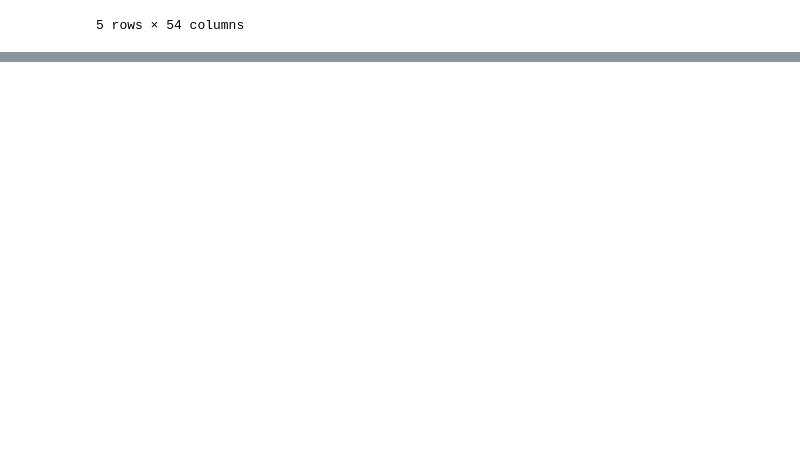
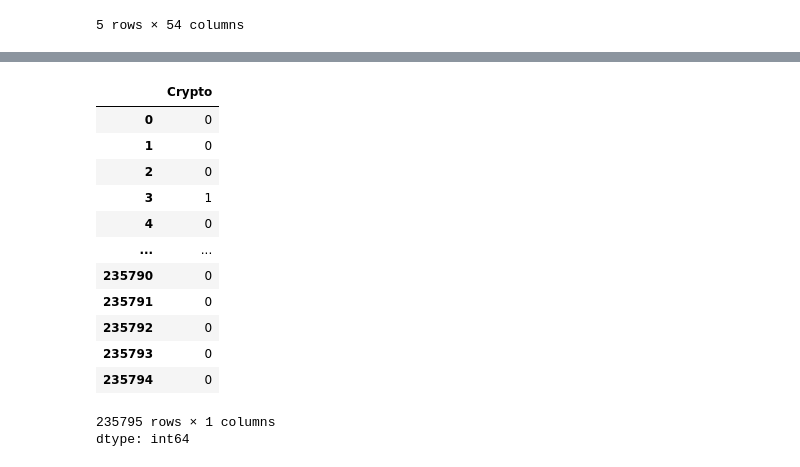
Before and after one commit to SocTrep/Practice, a Jupyter notebook: DS_Basics.ipynb, the cells around one changed output, grey strips where cells are left out. Drawn from its saved outputs; the diff is of its cells as text; code cells hidden in the pictures; blank space fills up the shorter version.

```diff
--- a/DS_Basics.ipynb
+++ b/DS_Basics.ipynb
@@ -95,0 +69,17 @@ array([nan,  1.,  0.])
+# %%
+df['Crypto']
+# %% [output]
+|  | Crypto |
+| 0 | 0 |
+| 1 | 0 |
+| 2 | 0 |
+| 3 | 1 |
+| 4 | 0 |
+| ... | ... |
+| 235790 | 0 |
+| 235791 | 0 |
+| 235792 | 0 |
+| 235793 | 0 |
+| 235794 | 0 |
+235795 rows × 1 columns
+dtype: int64
```
Also changed, not shown: parts of 11 cells of this notebook.
